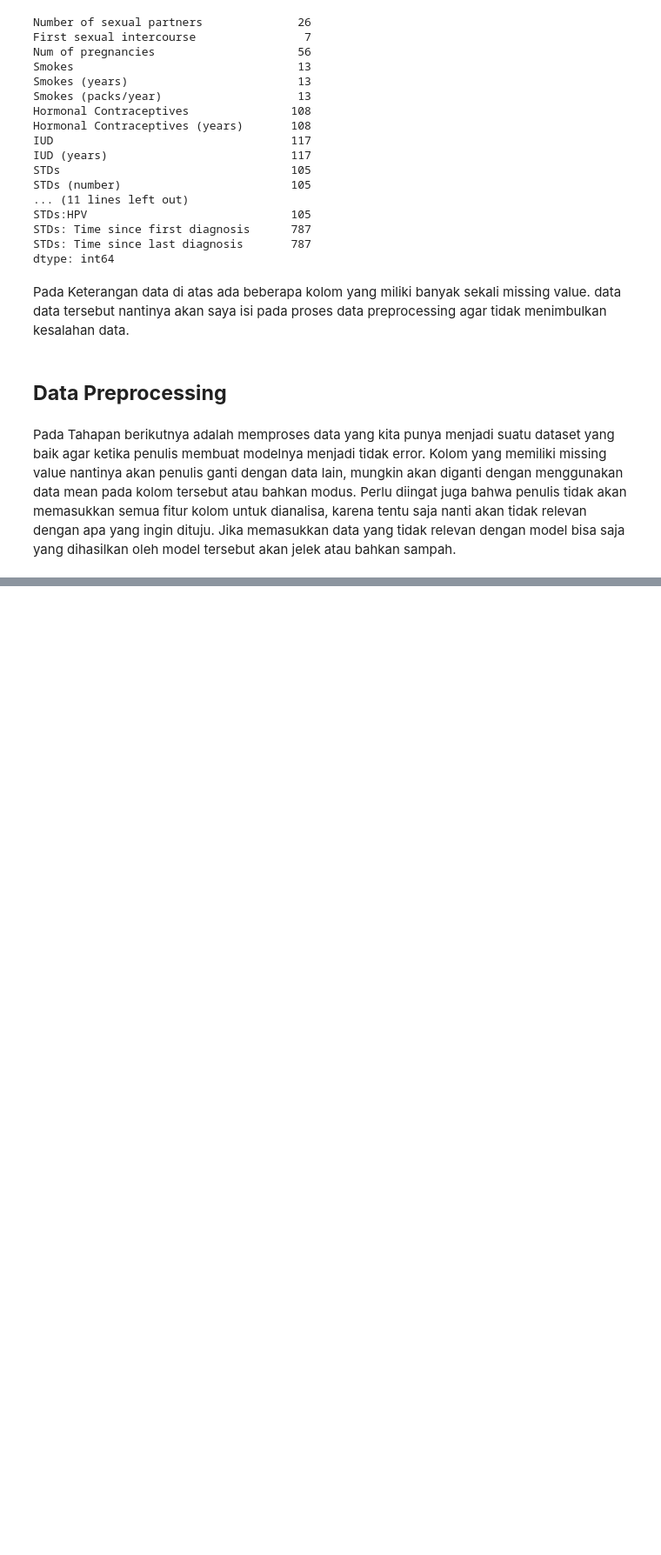
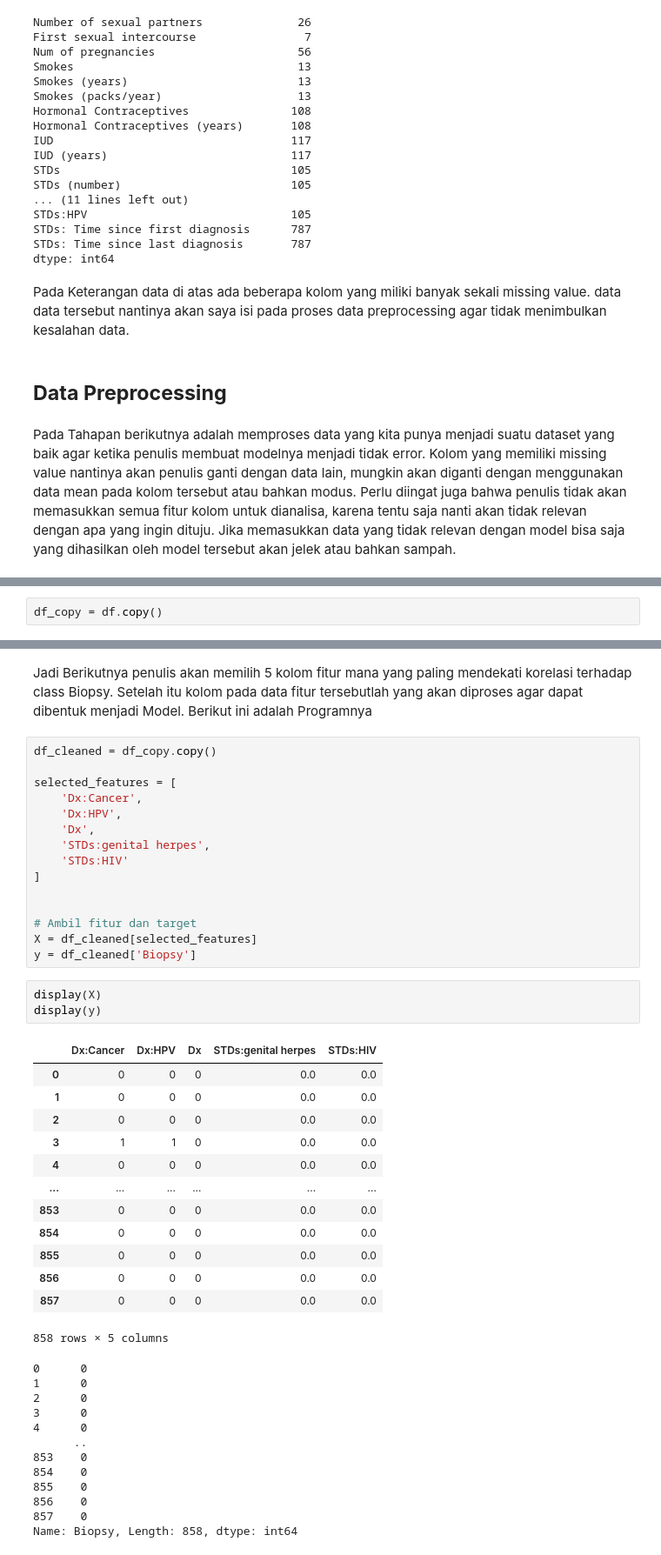
Before and after one commit to fznnfitrah/pendata, a Jupyter notebook: tugas/_build/html/_sources/praUas.ipynb, the cells around one changed output, grey strips where cells are left out. Shown at 87% size. Saved outputs shown, nothing was run; the diff lists cells and outputs as text; blank space fills up the shorter version.

```diff
--- a/tugas/_build/html/_sources/praUas.ipynb
+++ b/tugas/_build/html/_sources/praUas.ipynb
@@ -163 +165,3 @@ Pada Tahapan berikutnya adalah memproses data yang kita punya menjadi suatu data
+# %%
+df_copy = df.copy()
 # %% [markdown]
@@ -169,0 +273,46 @@ import math
+# %% [markdown]
+Jadi Berikutnya penulis akan memilih 5 kolom fitur mana yang paling mendekati korelasi terhadap class Biopsy. Setelah itu kolom pada data fitur tersebutlah yang akan diproses agar dapat dibentuk menjadi Model. Berikut ini adalah Programnya
+# %%
+df_cleaned = df_copy.copy()
+
+selected_features = [
+    'Dx:Cancer',
+    'Dx:HPV',
+    'Dx',
+    'STDs:genital herpes',
+    'STDs:HIV'
+]
+
+
+# Ambil fitur dan target
+X = df_cleaned[selected_features]
+y = df_cleaned['Biopsy']
+# %%
+display(X)
+display(y)
+# %% [output]
+|  | Dx:Cancer | Dx:HPV | Dx | STDs:genital herpes | STDs:HIV |
+| 0 | 0 | 0 | 0 | 0.0 | 0.0 |
+| 1 | 0 | 0 | 0 | 0.0 | 0.0 |
+| 2 | 0 | 0 | 0 | 0.0 | 0.0 |
+| 3 | 1 | 1 | 0 | 0.0 | 0.0 |
+| 4 | 0 | 0 | 0 | 0.0 | 0.0 |
+| ... | ... | ... | ... | ... | ... |
+| 853 | 0 | 0 | 0 | 0.0 | 0.0 |
+| 854 | 0 | 0 | 0 | 0.0 | 0.0 |
+| 855 | 0 | 0 | 0 | 0.0 | 0.0 |
+| 856 | 0 | 0 | 0 | 0.0 | 0.0 |
+| 857 | 0 | 0 | 0 | 0.0 | 0.0 |
+858 rows × 5 columns
+0      0
+1      0
+2      0
+3      0
+4      0
+      ..
+853    0
+854    0
+855    0
+856    0
+857    0
+Name: Biopsy, Length: 858, dtype: int64
```
Also changed, not shown: parts of 11 cells of this notebook, 16 other files.
